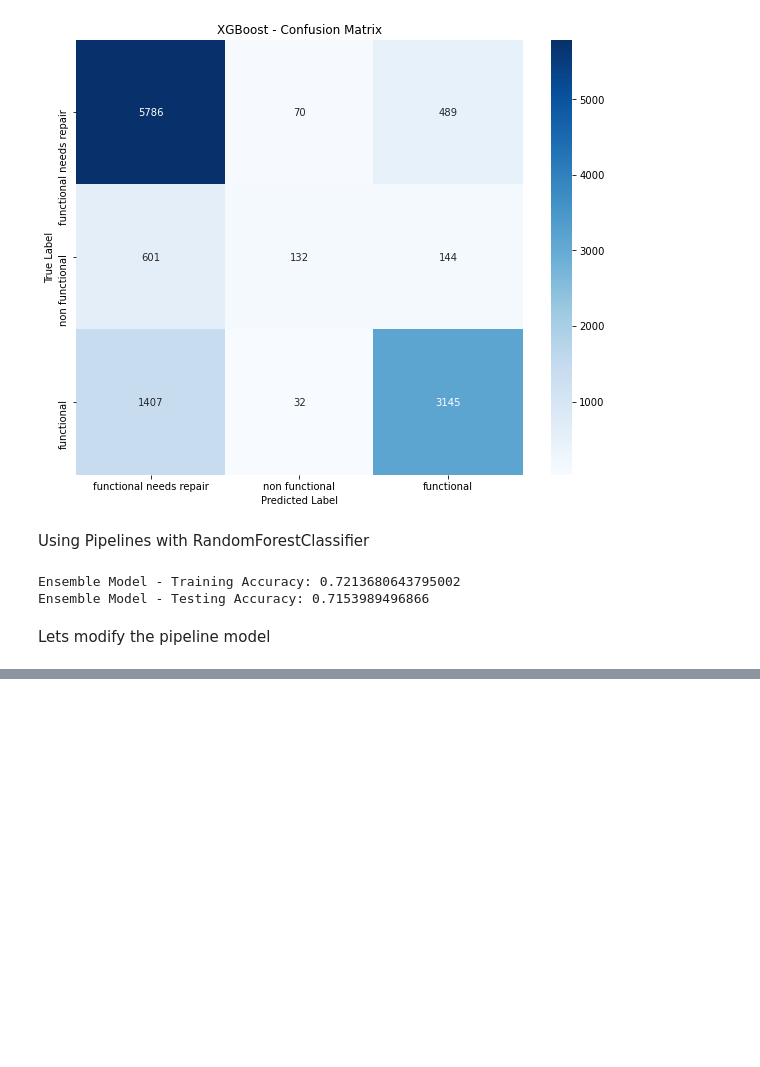
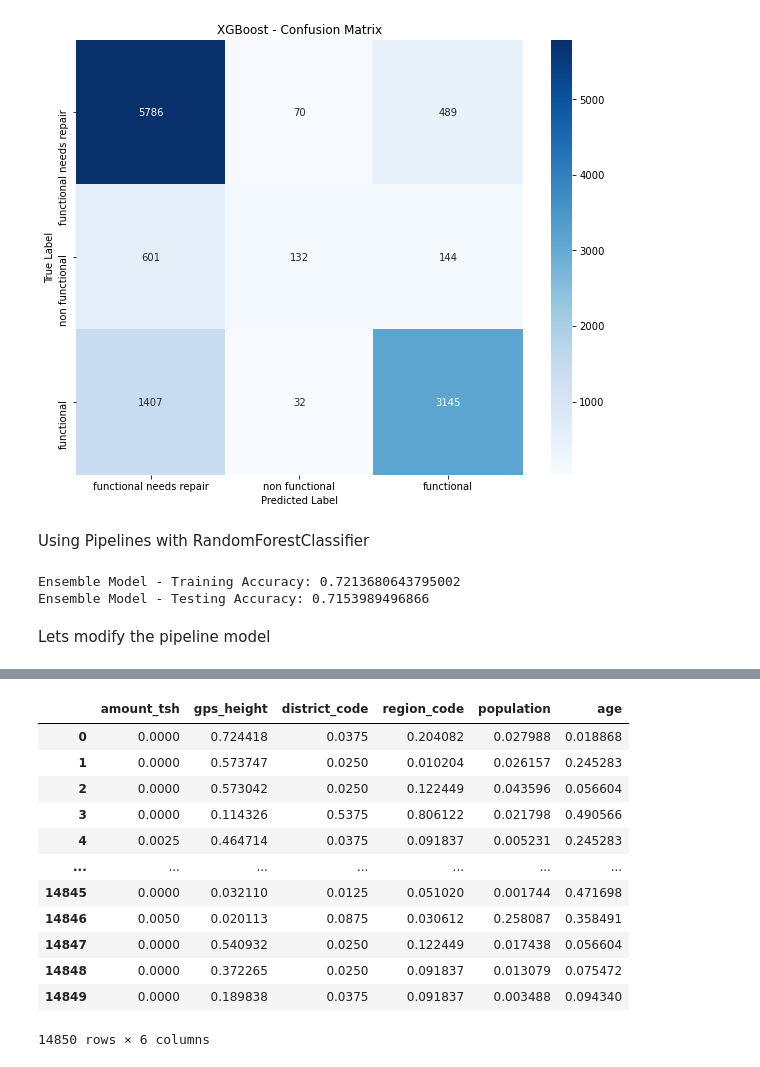
Before and after one commit to Kamaukaguru/Tanzania_water_wells_project, a Jupyter notebook: Eda and Modeling.ipynb, the cells around one changed output, grey strips where cells are left out. Cells and saved outputs as stored; diff of their text form; code cells hidden in the pictures; blank space fills up the shorter version.

```diff
--- a/Eda and Modeling.ipynb
+++ b/Eda and Modeling.ipynb
@@ -1049,0 +1151,4 @@ print("Stacking Classifier - Testing Accuracy:", stacking_accuracy_test)
+# %%
+numeric_features = ['amount_tsh', 'gps_height', 'district_code', 'region_code', 'population', 'age']
+testing_data_num = testing_data[numeric_features].copy()
+testing_data_num.head(5)
@@ -1049,0 +1162,28 @@ print("Stacking Classifier - Testing Accuracy:", stacking_accuracy_test)
+# %%
+# using MinMaxScaler to scale the numeric features
+from sklearn.preprocessing import MinMaxScaler
+
+scaler = MinMaxScaler()
+
+scaler.fit(testing_data_num)
+testing_data_scaled = pd.DataFrame(
+    scaler.transform(testing_data_num),
+    # index is important to ensure we can concatenate with other columns
+    index=testing_data_num.index,
+    columns=testing_data_num.columns
+)
+testing_data_scaled
+# %% [output]
+|  | amount_tsh | gps_height | district_code | region_code | population | age |
+| 0 | 0.0000 | 0.724418 | 0.0375 | 0.204082 | 0.027988 | 0.018868 |
+| 1 | 0.0000 | 0.573747 | 0.0250 | 0.010204 | 0.026157 | 0.245283 |
+| 2 | 0.0000 | 0.573042 | 0.0250 | 0.122449 | 0.043596 | 0.056604 |
+| 3 | 0.0000 | 0.114326 | 0.5375 | 0.806122 | 0.021798 | 0.490566 |
+| 4 | 0.0025 | 0.464714 | 0.0375 | 0.091837 | 0.005231 | 0.245283 |
+| ... | ... | ... | ... | ... | ... | ... |
+| 14845 | 0.0000 | 0.032110 | 0.0125 | 0.051020 | 0.001744 | 0.471698 |
+| 14846 | 0.0050 | 0.020113 | 0.0875 | 0.030612 | 0.258087 | 0.358491 |
+| 14847 | 0.0000 | 0.540932 | 0.0250 | 0.122449 | 0.017438 | 0.056604 |
+| 14848 | 0.0000 | 0.372265 | 0.0250 | 0.091837 | 0.013079 | 0.075472 |
+| 14849 | 0.0000 | 0.189838 | 0.0375 | 0.091837 | 0.003488 | 0.094340 |
+14850 rows × 6 columns
```
Also changed, not shown: parts of 23 cells of this notebook, 1 other file.
